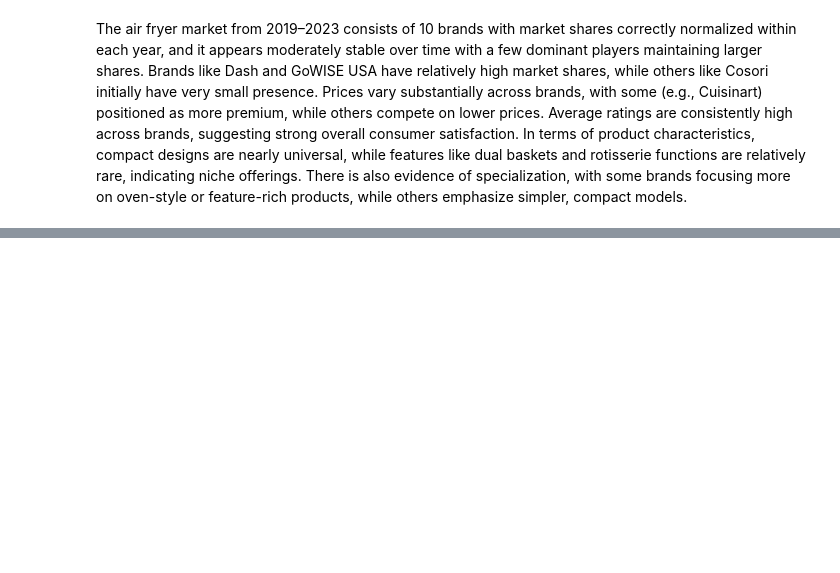
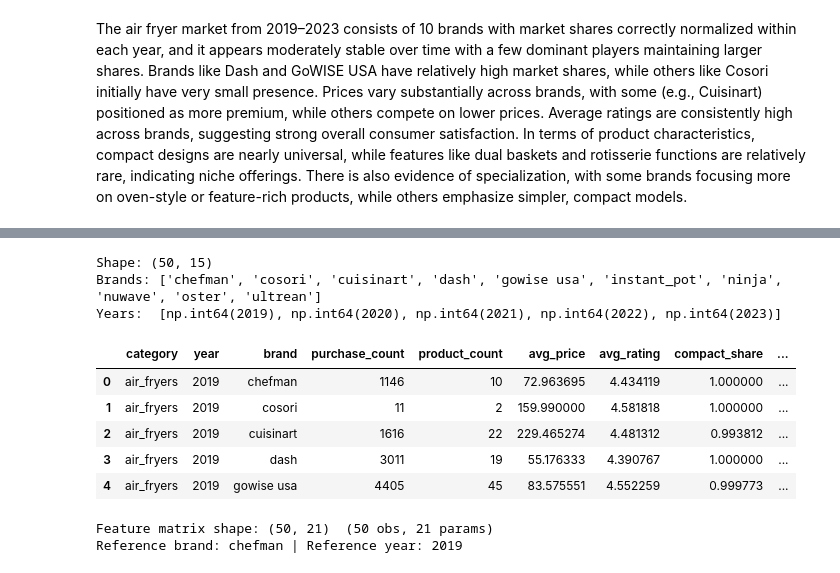
Before and after one commit to brishti-c/Demand_Estimation, a Jupyter notebook: Data_Analyst.ipynb, the cells around one changed output, grey strips where cells are left out. Cells and saved outputs as stored; diff of their text form; code cells hidden in the pictures; blank space fills up the shorter version.

```diff
--- a/Data_Analyst.ipynb
+++ b/Data_Analyst.ipynb
@@ -95,0 +131,52 @@ The air fryer market from 2019–2023 consists of 10 brands with market shares c
+# %%
+import pandas as pd
+import numpy as np
+from scipy import stats
+import matplotlib.pyplot as plt
+import seaborn as sns
+
+sns.set_theme(style='whitegrid', palette='colorblind')
+
+df = pd.read_csv('air_fryers_clean_brand_year.csv')
+print(f'Shape: {df.shape}')
+print(f'Brands: {sorted(df["brand"].unique())}')
+print(f'Years:  {sorted(df["year"].unique())}')
+df.head()
+# %% [output]
+Shape: (50, 15)
+Brands: ['chefman', 'cosori', 'cuisinart', 'dash', 'gowise usa', 'instant_pot', 'ninja', 'nuwave', 'oster', 'ultrean']
+Years:  [np.int64(2019), np.int64(2020), np.int64(2021), np.int64(2022), np.int64(2023)]
+|  | category | year | brand | purchase_count | product_count | avg_price | avg_rating | compact_share | ... |
+| 0 | air_fryers | 2019 | chefman | 1146 | 10 | 72.963695 | 4.434119 | 1.000000 | ... |
+| 1 | air_fryers | 2019 | cosori | 11 | 2 | 159.990000 | 4.581818 | 1.000000 | ... |
+| 2 | air_fryers | 2019 | cuisinart | 1616 | 22 | 229.465274 | 4.481312 | 0.993812 | ... |
+| 3 | air_fryers | 2019 | dash | 3011 | 19 | 55.176333 | 4.390767 | 1.000000 | ... |
+| 4 | air_fryers | 2019 | gowise usa | 4405 | 45 | 83.575551 | 4.552259 | 0.999773 | ... |
+# %%
+feature_cols = [
+    'compact_share', 'dual_basket_share', 'oven_style_share',
+    'rotisserie_share', 'window_share'
+]
+
+
+brand_dummies = pd.get_dummies(df['brand'], drop_first=True, prefix='brand')
+year_dummies  = pd.get_dummies(df['year'],  drop_first=True, prefix='year')
+
+
+X = pd.concat([
+    df[['avg_price', 'avg_rating'] + feature_cols],
+    brand_dummies,
+    year_dummies
+], axis=1).astype(float)
+
+y = df['log_brand_share'].values
+
+
+X_const    = np.column_stack([np.ones(len(X)), X.values])
+col_names  = ['const'] + X.columns.tolist()
+
+print(f'Feature matrix shape: {X_const.shape}  (50 obs, {X_const.shape[1]} params)')
+print('Reference brand: chefman | Reference year: 2019')
+# %% [output]
+Feature matrix shape: (50, 21)  (50 obs, 21 params)
+Reference brand: chefman | Reference year: 2019
```
Also changed, not shown: parts of 3 cells of this notebook.
